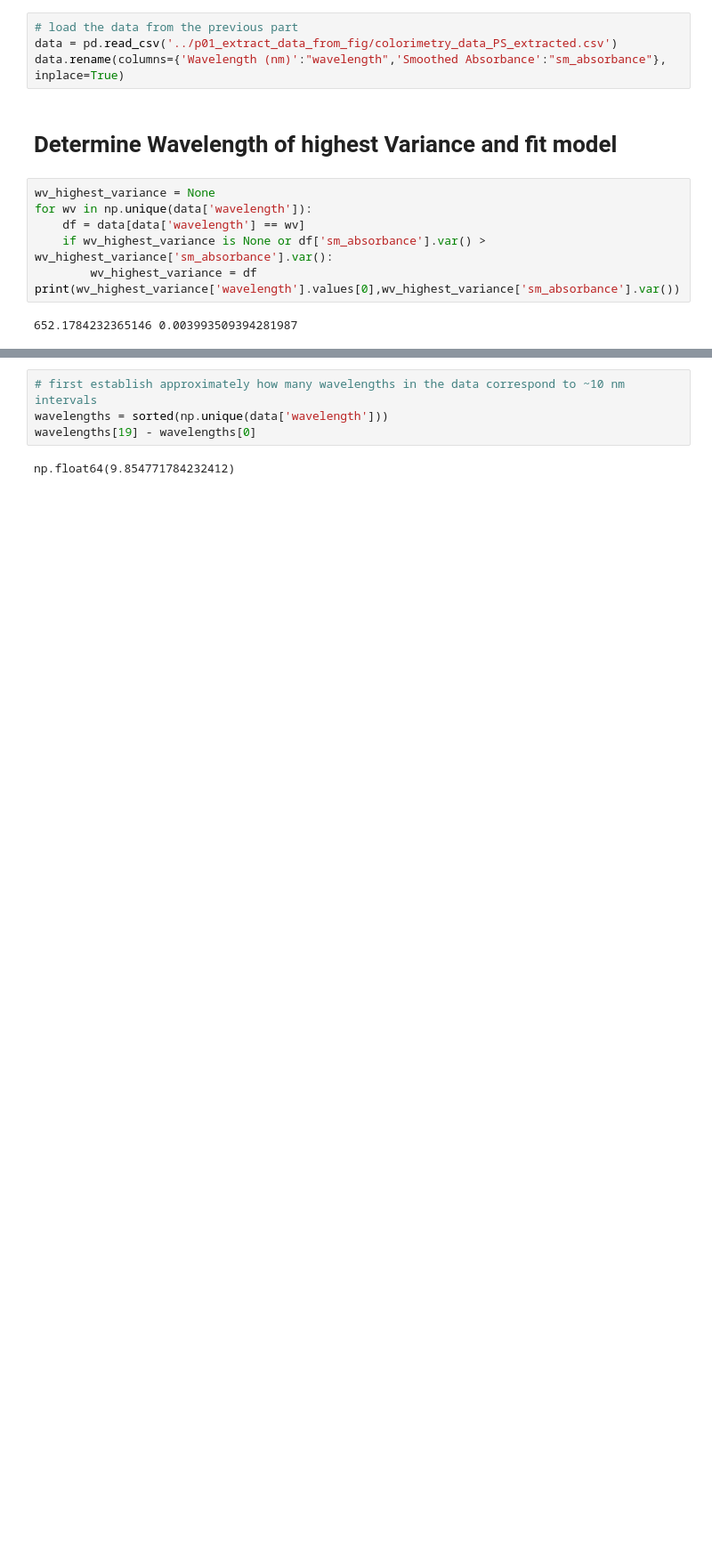
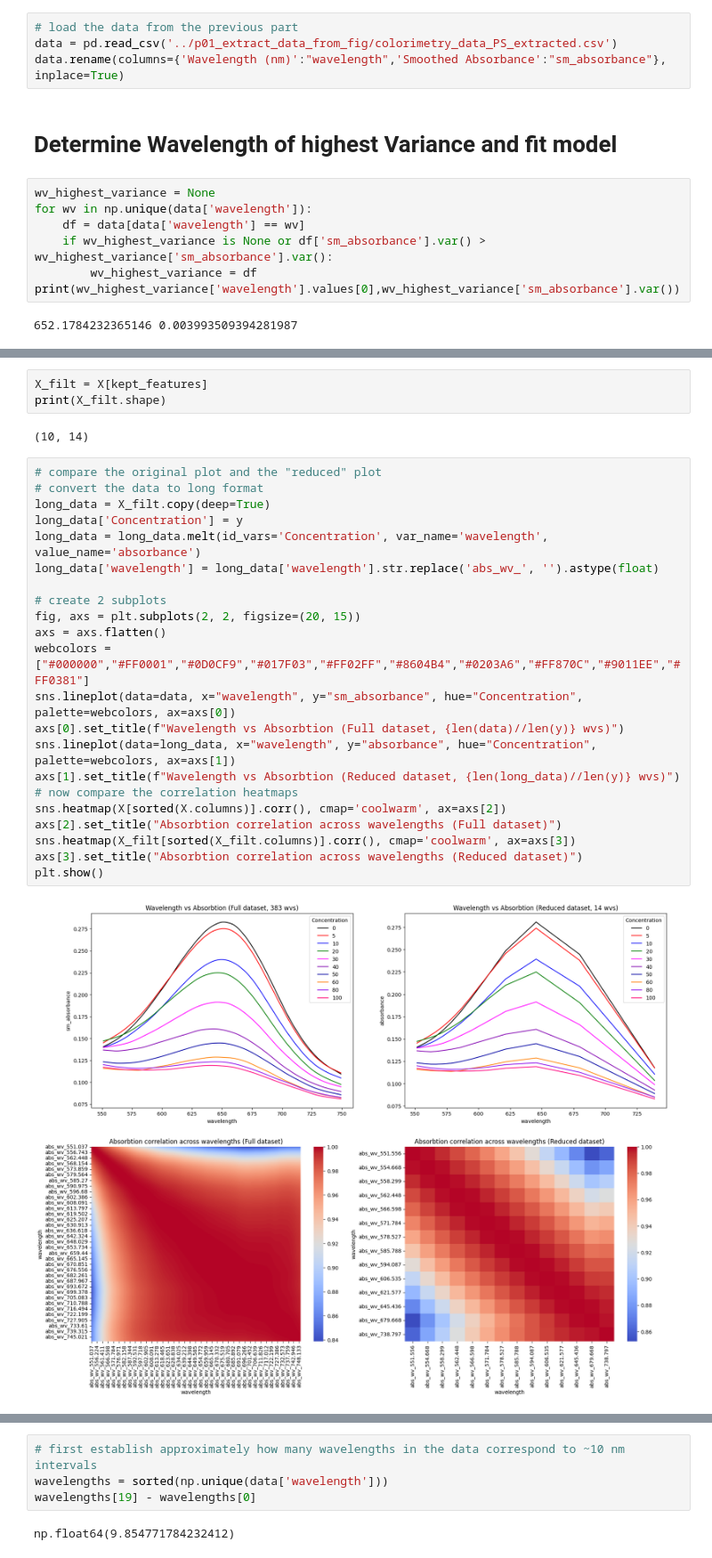
Before and after one commit to cvraut/colorimetry_ML, a Jupyter notebook: code/p02_study_mse/Study_MSE.ipynb, the cells around one changed output, grey strips where cells are left out. Shown at 89% size. Saved outputs shown, nothing was run; the diff lists cells and outputs as text; blank space fills up the shorter version.

```diff
--- a/code/p02_study_mse/Study_MSE.ipynb
+++ b/code/p02_study_mse/Study_MSE.ipynb
@@ -86,0 +141,29 @@ Notes:
+# %%
+X_filt = X[kept_features]
+print(X_filt.shape)
+# %% [output]
+(10, 14)
+# %%
+# compare the original plot and the "reduced" plot
+# convert the data to long format
+long_data = X_filt.copy(deep=True)
+long_data['Concentration'] = y
+long_data = long_data.melt(id_vars='Concentration', var_name='wavelength', value_name='absorbance')
+long_data['wavelength'] = long_data['wavelength'].str.replace('abs_wv_', '').astype(float)
+
+# create 2 subplots
+fig, axs = plt.subplots(2, 2, figsize=(20, 15))
+axs = axs.flatten()
+webcolors = ["#000000","#FF0001","#0D0CF9","#017F03","#FF02FF","#8604B4","#0203A6","#FF870C","#9011EE","#FF0381"]
+sns.lineplot(data=data, x="wavelength", y="sm_absorbance", hue="Concentration", palette=webcolors, ax=axs[0])
+axs[0].set_title(f"Wavelength vs Absorbtion (Full dataset, {len(data)//len(y)} wvs)")
+sns.lineplot(data=long_data, x="wavelength", y="absorbance", hue="Concentration", palette=webcolors, ax=axs[1])
+axs[1].set_title(f"Wavelength vs Absorbtion (Reduced dataset, {len(long_data)//len(y)} wvs)")
+# now compare the correlation heatmaps
+sns.heatmap(X[sorted(X.columns)].corr(), cmap='coolwarm', ax=axs[2])
+axs[2].set_title("Absorbtion correlation across wavelengths (Full dataset)")
+sns.heatmap(X_filt[sorted(X_filt.columns)].corr(), cmap='coolwarm', ax=axs[3])
+axs[3].set_title("Absorbtion correlation across wavelengths (Reduced dataset)")
+plt.show()
+# %% [output]
+[figure, added]
```
Also changed, not shown: parts of 57 cells of this notebook, 3 other files.
